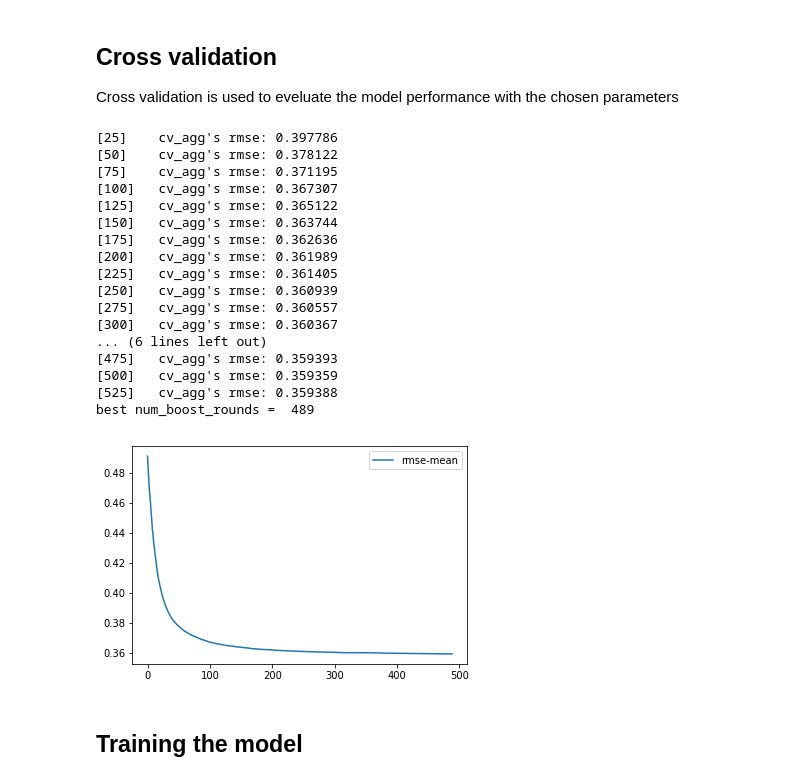
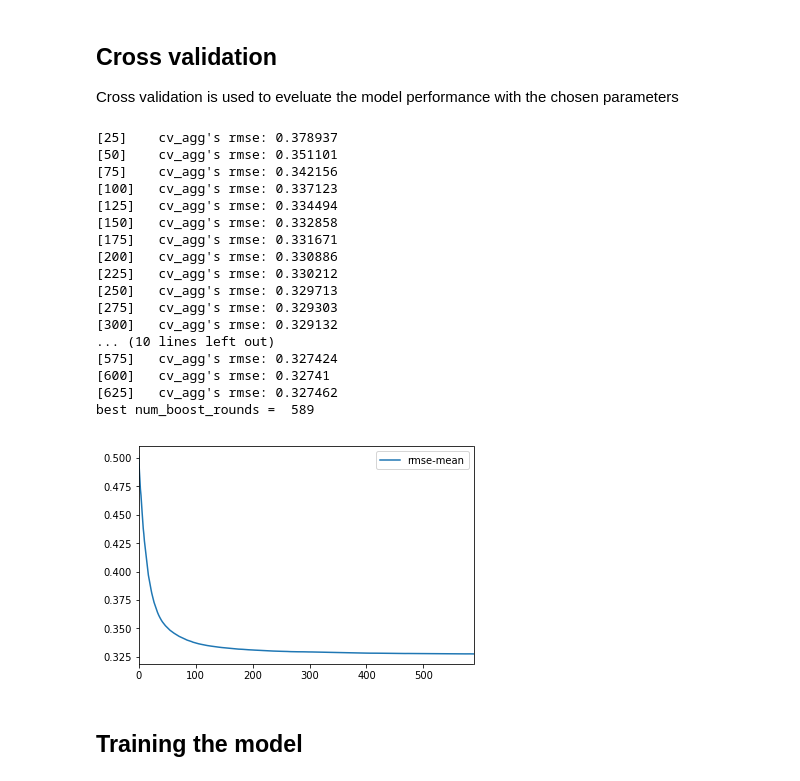
Before and after one commit to valentasgruzauskas/Kaggle-Sprint-Real-Estate-Price-Estimation, a Jupyter notebook: LightGBM implementation.ipynb, the cells around one changed output. Drawn from its saved outputs; the diff is of its cells as text; code cells hidden in the pictures.

```diff
--- a/LightGBM implementation.ipynb
+++ b/LightGBM implementation.ipynb
@@ -474,43 +469,43 @@ Cross validation is used to eveluate the model performance with the chosen param
 # %%
 LightGBM_params = {
     'objective':'regression',
     'metric':'rmse',
     'learning_rate':0.05,
     'max_depth':-1,
     'sub_feature':0.7,
     'sub_row':1,
     'num_leaves':15,
     'min_data':30,
     'max_bin':20,
     'bagging_fraction':0.9,
     'bagging_freq':40,
     'verbosity':-1}
 
 train = lgb.Dataset(x_train, y_train, weight = w)
 
-cv_output = lgb.cv(LightGBM_params, train, num_boost_round=10000, early_stopping_rounds=50, verbose_eval=25, show_stdv=False, nfold=10)
+cv_output = lgb.cv(LightGBM_params, train, num_boost_round=10000, early_stopping_rounds=50, verbose_eval=25, show_stdv=False, nfold=10, stratified=False)
 cv_output = pd.DataFrame(cv_output)
 cv_output[['rmse-mean']].plot()
 print('best num_boost_rounds = ', len(cv_output))
 # %% [output]
-[25]    cv_agg's rmse: 0.397786
-[50]    cv_agg's rmse: 0.378122
-[75]    cv_agg's rmse: 0.371195
-[100]   cv_agg's rmse: 0.367307
-[125]   cv_agg's rmse: 0.365122
-[150]   cv_agg's rmse: 0.363744
-[175]   cv_agg's rmse: 0.362636
-[200]   cv_agg's rmse: 0.361989
-[225]   cv_agg's rmse: 0.361405
-[250]   cv_agg's rmse: 0.360939
-[275]   cv_agg's rmse: 0.360557
-[300]   cv_agg's rmse: 0.360367
-... (6 lines left out)
-[475]   cv_agg's rmse: 0.359393
-[500]   cv_agg's rmse: 0.359359
-[525]   cv_agg's rmse: 0.359388
-best num_boost_rounds =  489
+[25]    cv_agg's rmse: 0.378937
+[50]    cv_agg's rmse: 0.351101
+[75]    cv_agg's rmse: 0.342156
+[100]   cv_agg's rmse: 0.337123
+[125]   cv_agg's rmse: 0.334494
+[150]   cv_agg's rmse: 0.332858
+[175]   cv_agg's rmse: 0.331671
+[200]   cv_agg's rmse: 0.330886
+[225]   cv_agg's rmse: 0.330212
+[250]   cv_agg's rmse: 0.329713
+[275]   cv_agg's rmse: 0.329303
+[300]   cv_agg's rmse: 0.329132
+... (10 lines left out)
+[575]   cv_agg's rmse: 0.327424
+[600]   cv_agg's rmse: 0.32741
+[625]   cv_agg's rmse: 0.327462
+best num_boost_rounds =  589
-[figure, old version]
+[figure, new version]
 # %% [markdown]
 ## Training the model
 # %%
```
Also changed, not shown: parts of 15 cells of this notebook.
